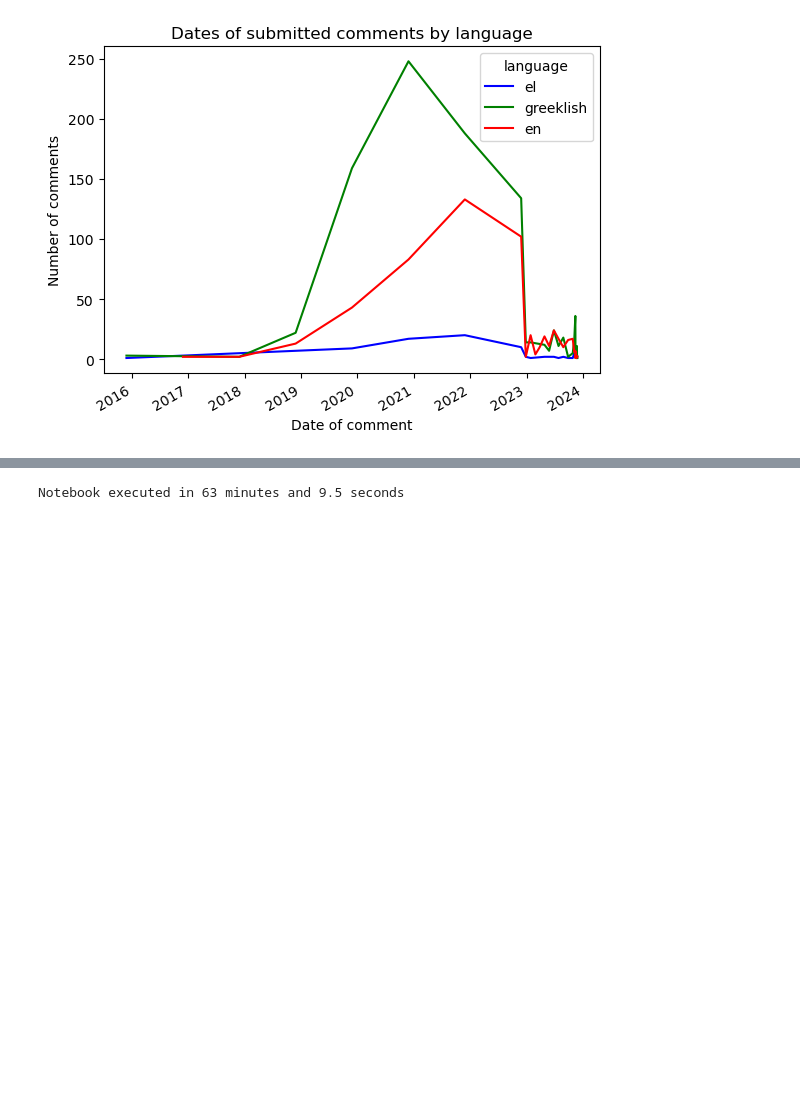
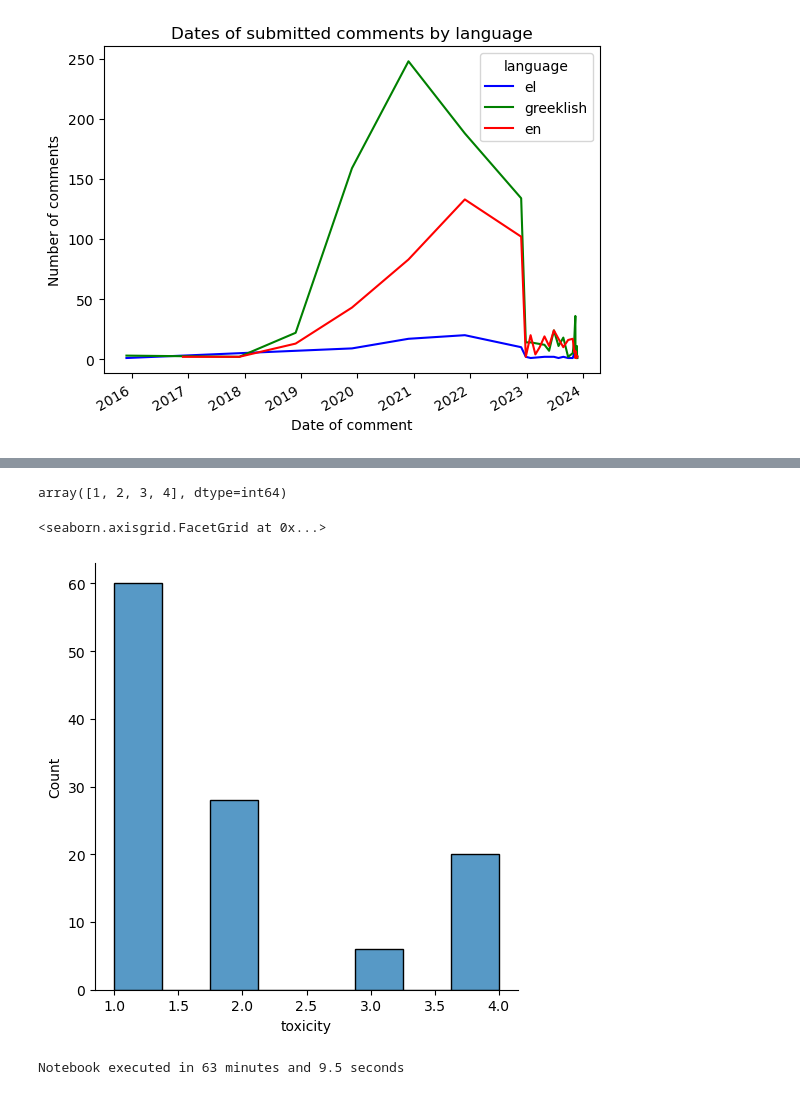
Before and after one commit to dimits-ts/practical_data_science, a Jupyter notebook: translation/lang_identification.ipynb, the cells around one changed output, grey strips where cells are left out. Drawn from its saved outputs; the diff is of its cells as text; code cells hidden in the pictures; blank space fills up the shorter version.

Commit message:
Import toxicity data

```diff
--- a/translation/lang_identification.ipynb
+++ b/translation/lang_identification.ipynb
@@ -1113,0 +1118,6 @@ Figured saved to results\time_plot.png
+# %%
+with open(os.path.join("data", "chatgpt_annot.txt"), "r", encoding="utf8") as file:
+    raw_annot = file.read()
+
+records = raw_annot.split("\n")
+len(records), records[0]
@@ -1113,0 +1127,12 @@ Figured saved to results\time_plot.png
+# %%
+annotations = [record.split("-") for record in records]
+
+comments = []
+values = []
+for annotation in filter(lambda x: len(x) != 1, annotations):
+    comment = annotation[0]
+    value = int(annotation[1])
+    comments.append(comment)
+    values.append(value)
+
+comments[0], values[0]
@@ -1113,0 +1142,3 @@ Figured saved to results\time_plot.png
+# %%
+toxicity_df = pd.DataFrame({"comments": comments, "toxicity": values})
+toxicity_df
@@ -1114,3 +1159,12 @@ Figured saved to results\time_plot.png
+# %%
+np.unique(toxicity_df.toxicity)
+# %% [output]
+array([1, 2, 3, 4], dtype=int64)
+# %%
+sns.displot(toxicity_df.toxicity)
+# %% [output]
+<seaborn.axisgrid.FacetGrid at 0x...>
+[figure, added]
 # %%
 print(f"Notebook executed in {int((time()-start)// 60)} minutes and {(time()-start) % 60:.1f} seconds")
 # %% [output]
```
Also changed, not shown: parts of 5 cells of this notebook, 1 other file.
